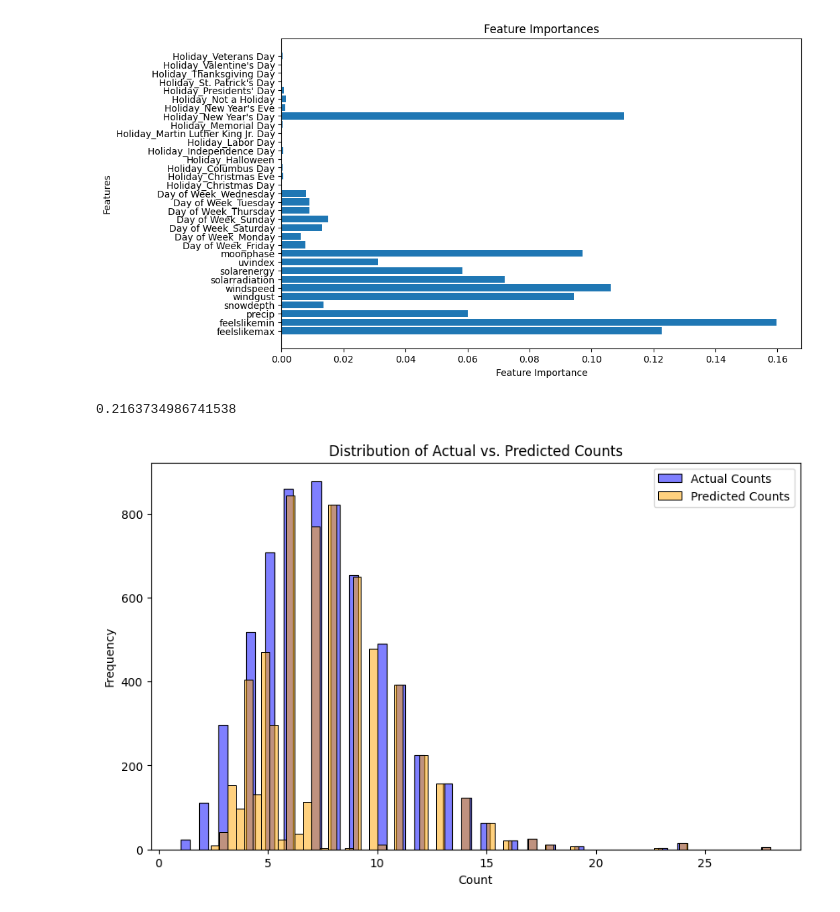
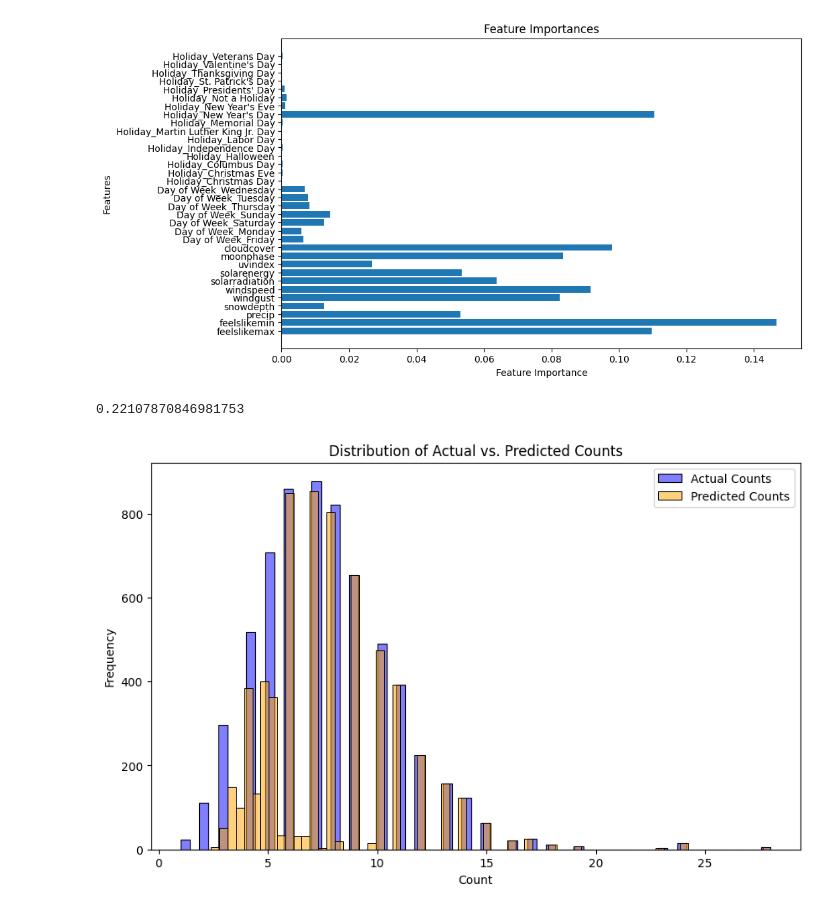
Before and after one commit to joshc2/CrimeCompetition, a Jupyter notebook: kylie_model.ipynb, the cells around one changed output. Drawn from its saved outputs; the diff is of its cells as text; code cells hidden in the pictures.

Commit message:
add cloudcover to model

```diff
--- a/kylie_model.ipynb
+++ b/kylie_model.ipynb
@@ -15,40 +15,40 @@ data = master_df.copy()
 # data.dropna(inplace=True)  # Uncomment this line if you have missing values and want to drop them
 
 # Split data into features (X) and target variable (y)
 X = data[['Day of Week', 'feelslikemax', 'feelslikemin', 'precip', 'snowdepth',
           'windgust', 'windspeed', 'solarradiation', 'solarenergy',
-          'uvindex', 'moonphase', 'Holiday']]
+          'uvindex', 'moonphase', 'Holiday', 'cloudcover']]
 y = data['count']
 
 X = pd.get_dummies(X)
 # Split data into train and test sets
 X_train, X_test, y_train, y_test = train_test_split(X, y, test_size=0.2, random_state=42)
 
 
 # Train Random Forest model
 rf = RandomForestRegressor(n_estimators=100, random_state=42)
 rf.fit(X_train, y_train)
 
 # Get predicted counts
 y_pred = rf.predict(X_test)
 
 # Plot feature importances
 feature_importances = rf.feature_importances_
 features = X.columns
 
 plt.figure(figsize=(10, 6))
 plt.barh(features, feature_importances)
 plt.xlabel('Feature Importance')
 plt.ylabel('Features')
 plt.title('Feature Importances')
 plt.show()
 # %% [output]
-[figure, old version]
+[figure, new version]
 # %%
 mse = mean_squared_error(y_test, y_pred)
 mse
 # %% [output]
-0.2163734986741538
+0.22107870846981753
 # %%
 import seaborn as sns
 plt.figure(figsize=(10, 6))
@@ -60,7 +60,7 @@ plt.ylabel('Frequency')
 plt.legend()
 plt.show()
 # %% [output]
-[figure, old version]
+[figure, new version]
 # %%
 plt.figure(figsize=(10, 6))
 plt.scatter(y_test, y_pred, color='blue', alpha=0.5)
```
Also changed, not shown: parts of 2 cells of this notebook.
